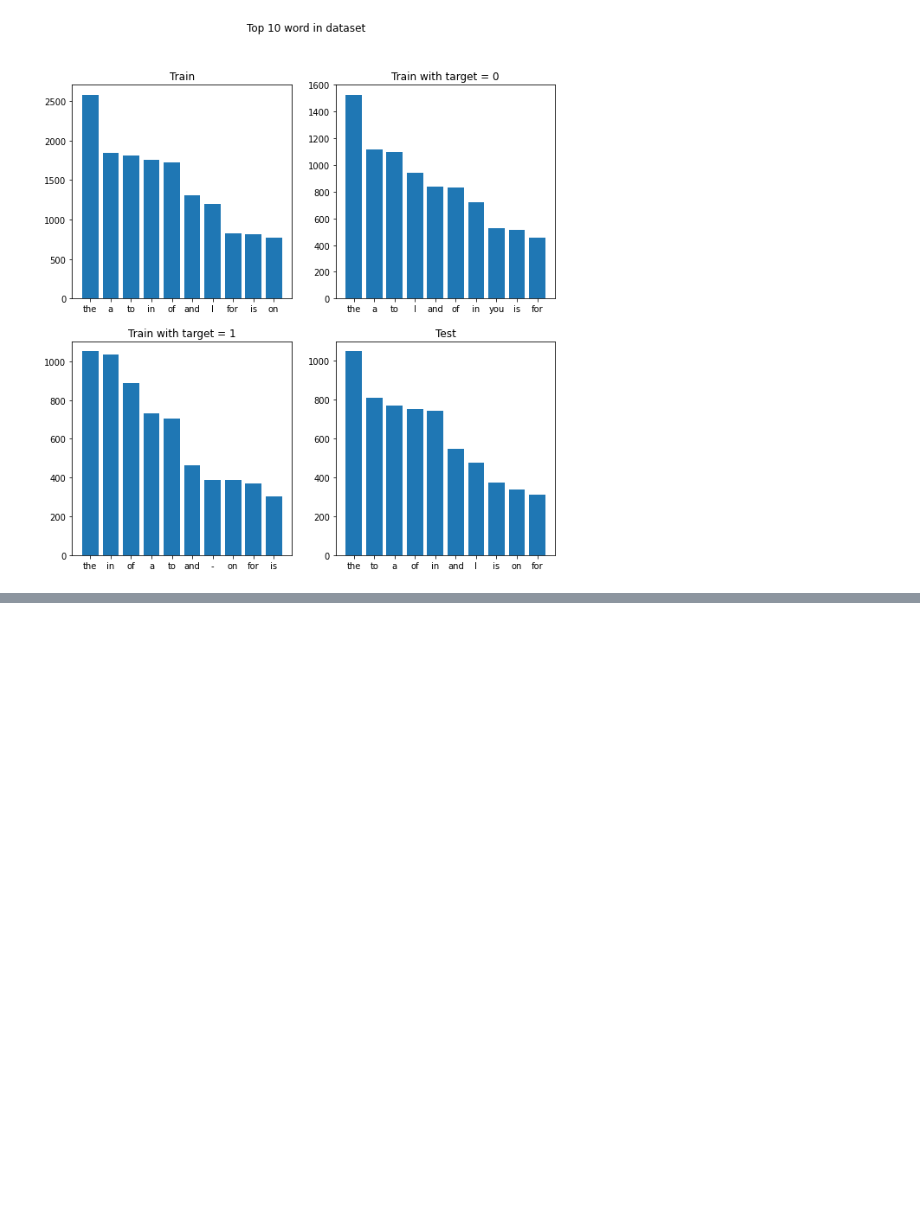
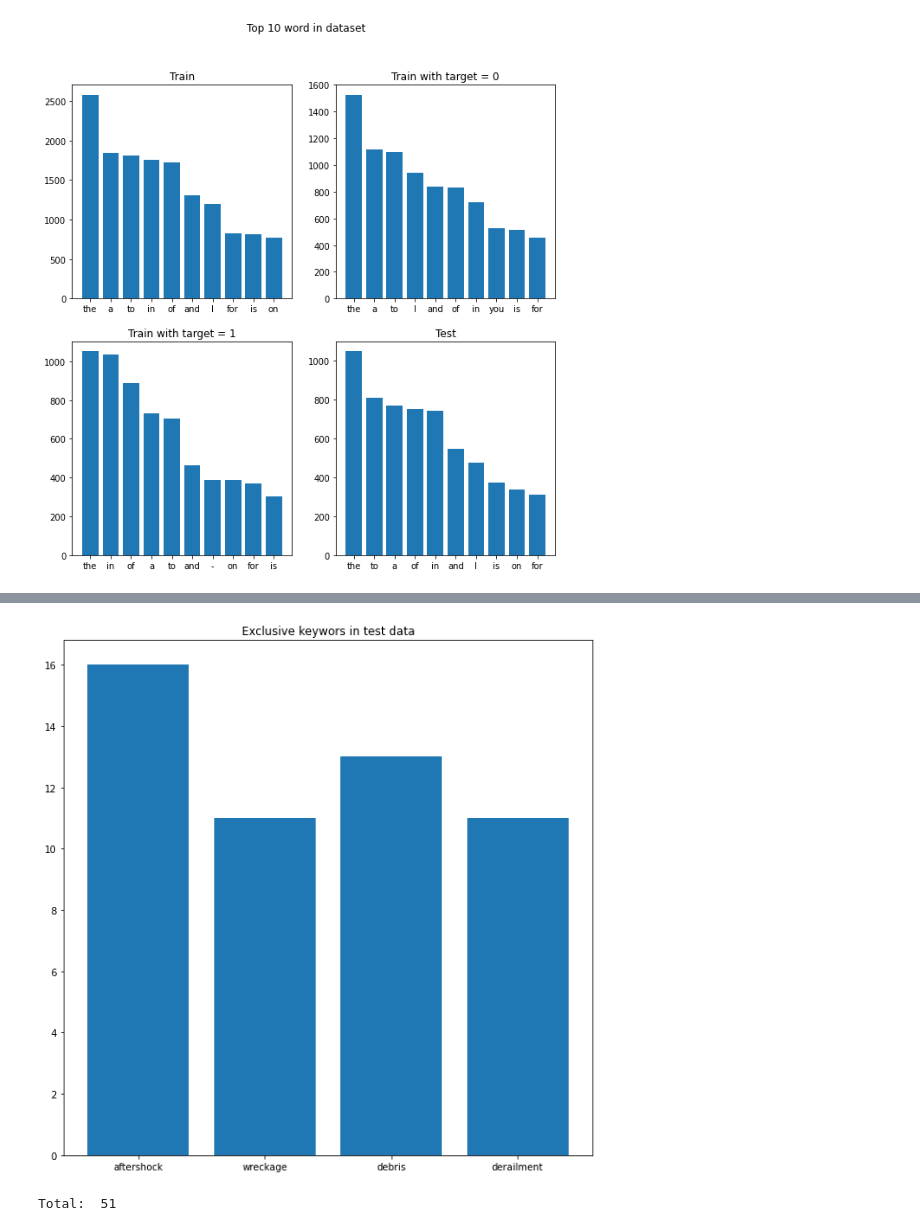
Before and after one commit to nqbao11/NLP_Disaster, a Jupyter notebook: src/EDA.ipynb, the cells around one changed output, grey strips where cells are left out. Cells and saved outputs as stored; diff of their text form; code cells hidden in the pictures; blank space fills up the shorter version.

```diff
--- a/src/EDA.ipynb
+++ b/src/EDA.ipynb
@@ -161,0 +195,12 @@ plt.show()
+# %%
+keyword_test = test['keyword'].value_counts()
+exclusive_keyword = positive_exclusive.union(negative_exclusive)
+exclusive_keyword_test = {key : keyword_test[key] for key in exclusive_keyword}
+plt.figure(figsize=(10,10))
+plt.bar(exclusive_keyword_test.keys(), exclusive_keyword_test.values())
+plt.title("Exclusive keywors in test data")
+plt.show()
+print("Total: ", sum(exclusive_keyword_test.values()))
+# %% [output]
+[figure, added]
+Total:  51
```
Also changed, not shown: parts of 8 cells of this notebook.
